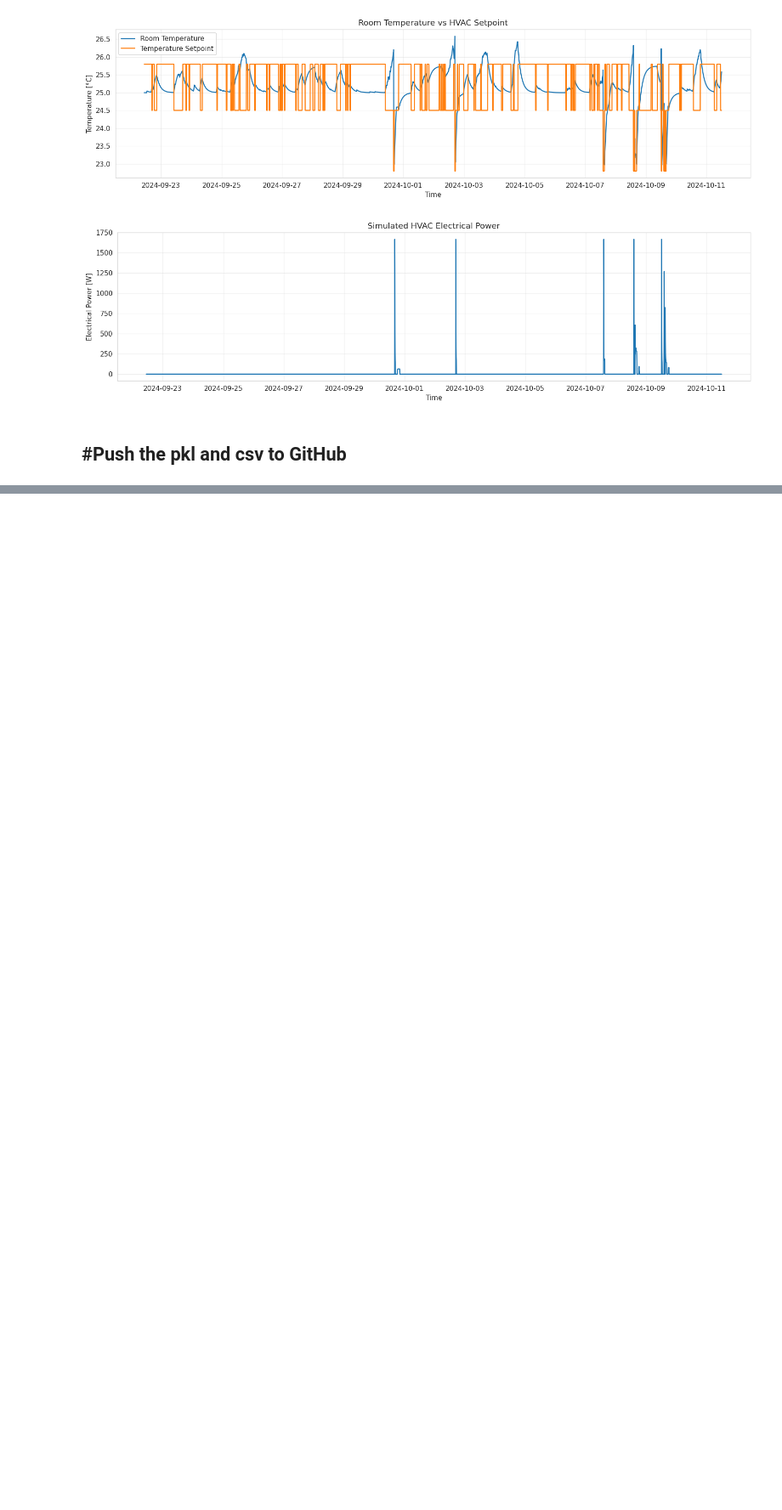
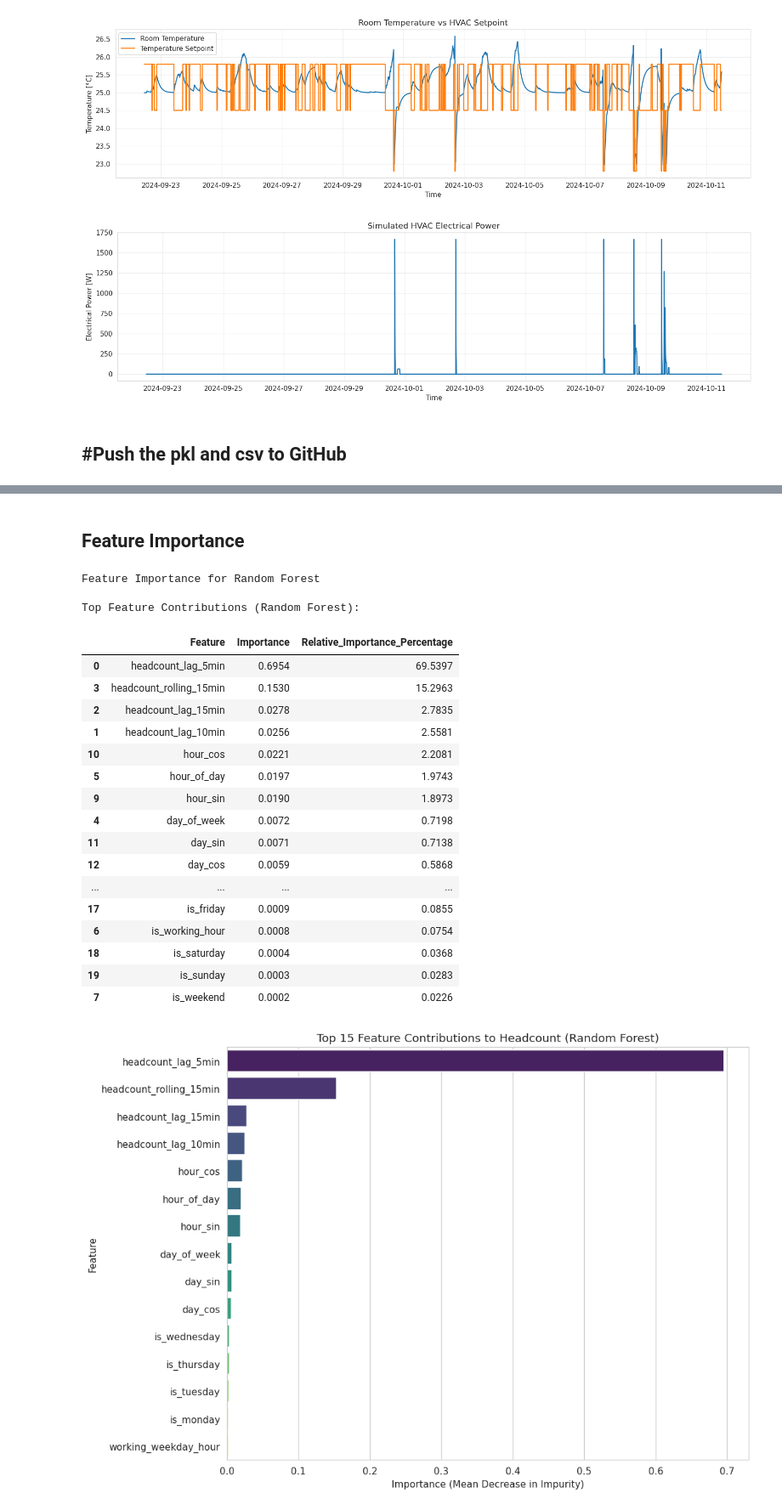
Before and after one commit to MIL-Project2/DR-DT, a Jupyter notebook: Occupancy_Prediction_Ver1_3.ipynb, the cells around one changed output, grey strips where cells are left out. Shown at 85% size. Drawn from its saved outputs; the diff is of its cells as text; code cells hidden in the pictures; blank space fills up the shorter version.

```diff
--- a/Occupancy_Prediction_Ver1_3.ipynb
+++ b/Occupancy_Prediction_Ver1_3.ipynb
@@ -1928,3 +1936,81 @@ files.download('backtest_hvac_constant_temp.csv')
 [interactive output not drawn]
 [interactive output not drawn]
 [interactive output not drawn]
+# %% [markdown]
+## **Feature Importance**
+# %%
+import numpy as np
+import pandas as pd
+import matplotlib.pyplot as plt
+import seaborn as sns
+
+# Make sure your baseline_models['Random Forest'] has already been fitted!
+# e.g., baseline_models['Random Forest'].fit(X_train, y_train)
+# If not, run the fit command first.
+
+print('Feature Importance for Random Forest')
+
+# 1. Access the fitted Random Forest pipeline
+rf_pipeline = baseline_models['Random Forest']
+
+# 2. Extract the actual Random Forest regressor from the pipeline
+rf_regressor = rf_pipeline.named_steps['regressor']
+
+# 3. Extract feature names from the preprocessing pipeline (ColumnTransformer)
+preprocessor = rf_pipeline.named_steps['preprocessor']
+feature_names_out = preprocessor.get_feature_names_out()
+
+# 4. Clean up the prefixes ('num__', 'cat__')
+cleaned_feature_names = [
+    name.replace('num__', '').replace('cat__', '')
+    for name in feature_names_out
+]
+
+# 5. Get the feature importances
+importances = rf_regressor.feature_importances_
+
+# 6. Create a DataFrame for feature importance
+feature_importance_df = pd.DataFrame({
+    'Feature': cleaned_feature_names,
+    'Importance': importances,
+    'Relative_Importance_Percentage': (importances / importances.sum()) * 100
+}).sort_values(by='Importance', ascending=False)
+
+print('\nTop Feature Contributions (Random Forest):')
+display(feature_importance_df.round(4))
+
+# 7. Visualize feature importance
+plt.figure(figsize=(10, 7))
+sns.barplot(
+    data=feature_importance_df.head(15), # Display top 15 features
+    x='Importance',
+    y='Feature',
+    palette='viridis'
+)
+plt.title('Top 15 Feature Contributions to Headcount (Random Forest)')
+plt.xlabel('Importance (Mean Decrease in Impurity)')
+plt.ylabel('Feature')
+plt.tight_layout()
+plt.show()
+# %% [output]
+Feature Importance for Random Forest
+
+Top Feature Contributions (Random Forest):
+|  | Feature | Importance | Relative_Importance_Percentage |
+| 0 | headcount_lag_5min | 0.6954 | 69.5397 |
+| 3 | headcount_rolling_15min | 0.1530 | 15.2963 |
+| 2 | headcount_lag_15min | 0.0278 | 2.7835 |
+| 1 | headcount_lag_10min | 0.0256 | 2.5581 |
+| 10 | hour_cos | 0.0221 | 2.2081 |
+| 5 | hour_of_day | 0.0197 | 1.9743 |
+| 9 | hour_sin | 0.0190 | 1.8973 |
+| 4 | day_of_week | 0.0072 | 0.7198 |
+| 11 | day_sin | 0.0071 | 0.7138 |
+| 12 | day_cos | 0.0059 | 0.5868 |
+| ... | ... | ... | ... |
+| 17 | is_friday | 0.0009 | 0.0855 |
+| 6 | is_working_hour | 0.0008 | 0.0754 |
+| 18 | is_saturday | 0.0004 | 0.0368 |
+| 19 | is_sunday | 0.0003 | 0.0283 |
+| 7 | is_weekend | 0.0002 | 0.0226 |
+[figure, added]
```
Also changed, not shown: parts of 9 cells of this notebook.
